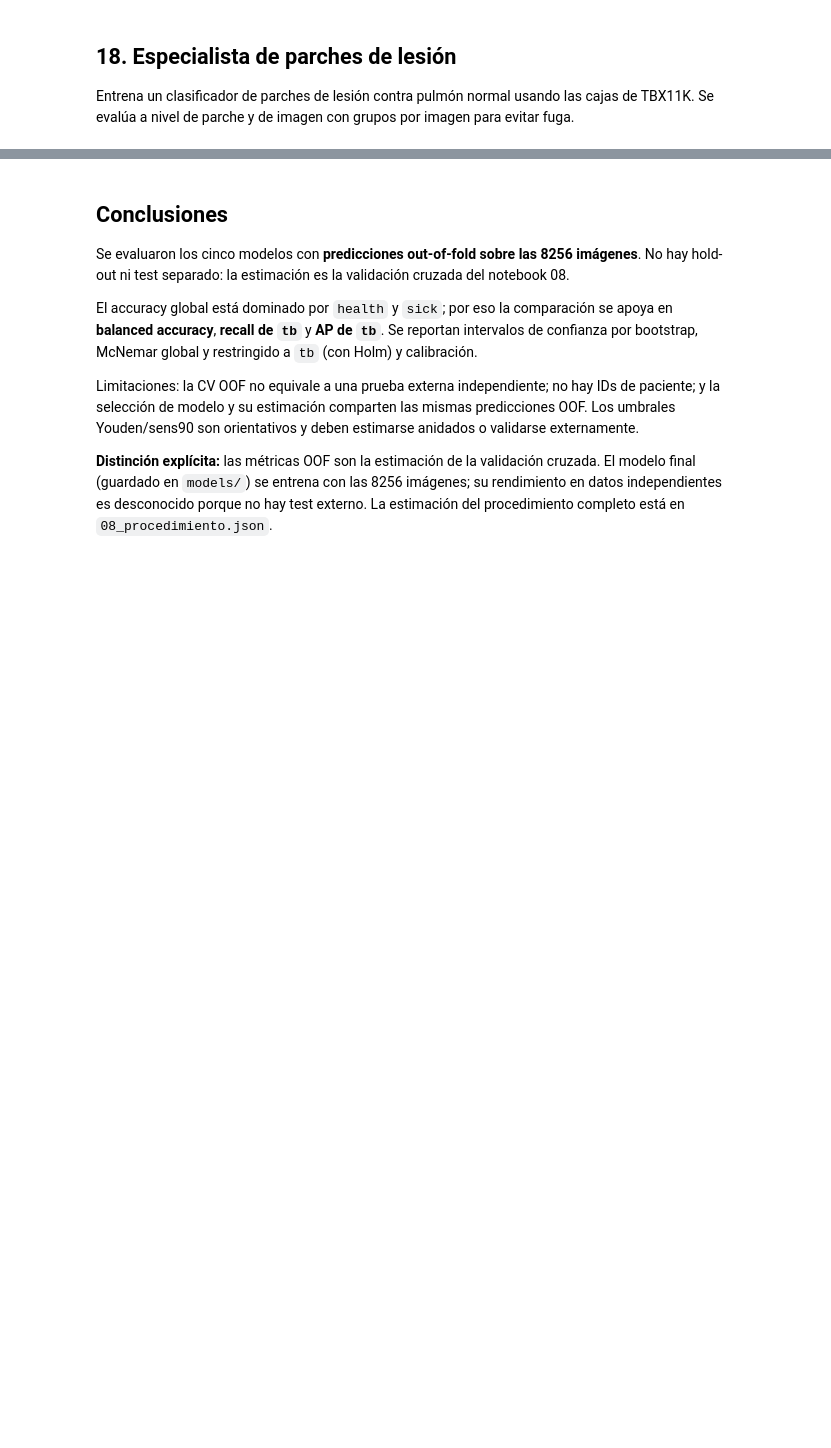
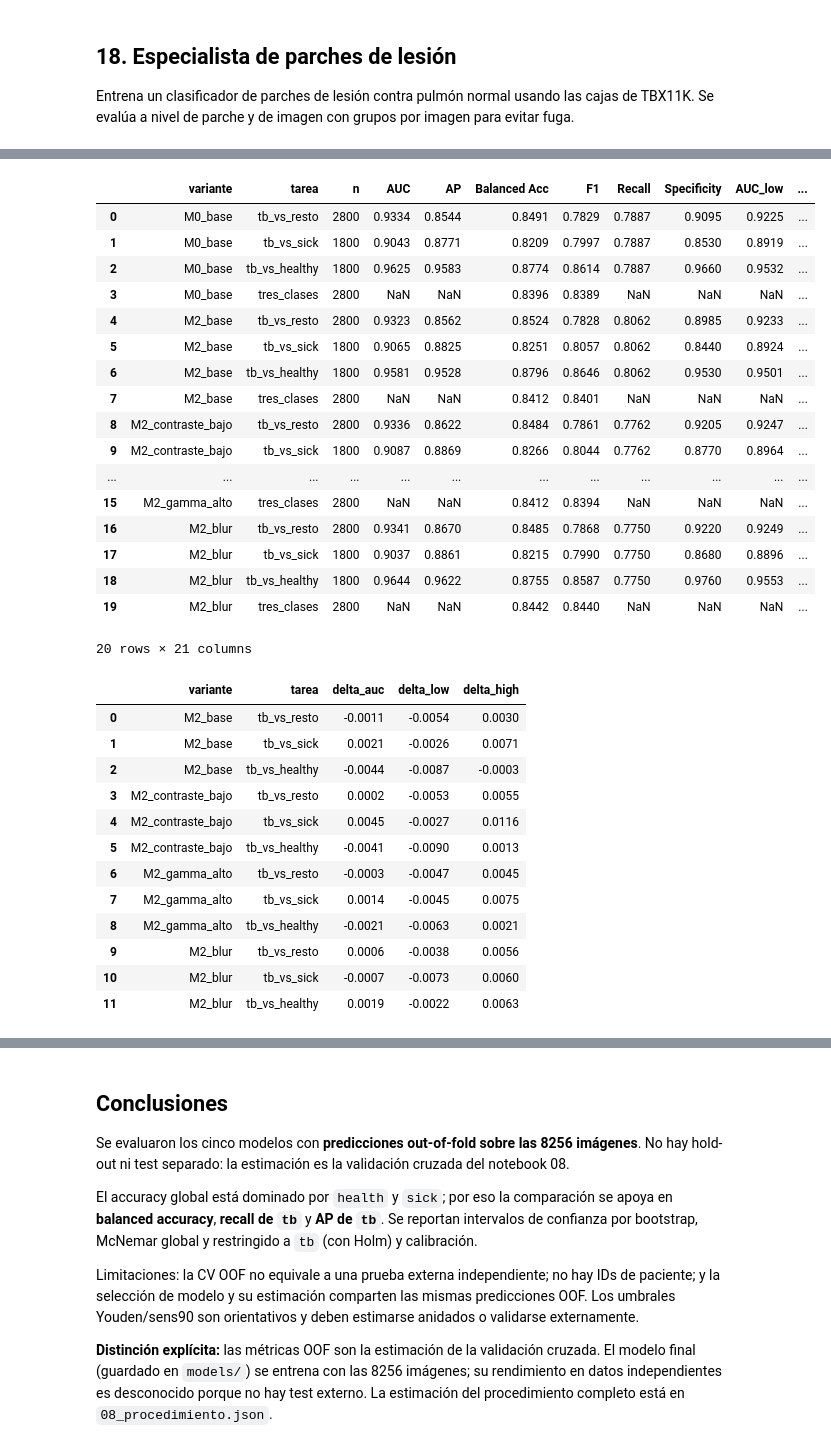
Before and after one commit to KevEstr/CAD_TBX11K, a Jupyter notebook: notebooks/09_Evaluacion_Comparativa.ipynb, the cells around one changed output, grey strips where cells are left out. Saved outputs shown, nothing was run; the diff lists cells and outputs as text; code cells hidden in the pictures; blank space fills up the shorter version.

```diff
--- a/notebooks/09_Evaluacion_Comparativa.ipynb
+++ b/notebooks/09_Evaluacion_Comparativa.ipynb
@@ -1209,0 +1384,41 @@ display(pd.read_csv(DATA_DIR / 'lesion_patch_metrics.csv').round(4))
+# %%
+import subprocess
+
+subprocess.run(
+    [sys.executable, str(Path(PROJECT_ROOT) / 'scripts' / 'mitigate_augmentation.py')],
+    check=True,
+)
+display(pd.read_csv(DATA_DIR / 'mitigacion_augmentation_metricas.csv').round(4))
+display(pd.read_csv(DATA_DIR / 'mitigacion_augmentation_diferencias.csv').round(4))
+# %% [output]
+|  | variante | tarea | n | AUC | AP | Balanced Acc | F1 | Recall | Specificity | AUC_low | ... |
+| 0 | M0_base | tb_vs_resto | 2800 | 0.9334 | 0.8544 | 0.8491 | 0.7829 | 0.7887 | 0.9095 | 0.9225 | ... |
+| 1 | M0_base | tb_vs_sick | 1800 | 0.9043 | 0.8771 | 0.8209 | 0.7997 | 0.7887 | 0.8530 | 0.8919 | ... |
+| 2 | M0_base | tb_vs_healthy | 1800 | 0.9625 | 0.9583 | 0.8774 | 0.8614 | 0.7887 | 0.9660 | 0.9532 | ... |
+| 3 | M0_base | tres_clases | 2800 | NaN | NaN | 0.8396 | 0.8389 | NaN | NaN | NaN | ... |
+| 4 | M2_base | tb_vs_resto | 2800 | 0.9323 | 0.8562 | 0.8524 | 0.7828 | 0.8062 | 0.8985 | 0.9233 | ... |
+| 5 | M2_base | tb_vs_sick | 1800 | 0.9065 | 0.8825 | 0.8251 | 0.8057 | 0.8062 | 0.8440 | 0.8924 | ... |
+| 6 | M2_base | tb_vs_healthy | 1800 | 0.9581 | 0.9528 | 0.8796 | 0.8646 | 0.8062 | 0.9530 | 0.9501 | ... |
+| 7 | M2_base | tres_clases | 2800 | NaN | NaN | 0.8412 | 0.8401 | NaN | NaN | NaN | ... |
+| 8 | M2_contraste_bajo | tb_vs_resto | 2800 | 0.9336 | 0.8622 | 0.8484 | 0.7861 | 0.7762 | 0.9205 | 0.9247 | ... |
+| 9 | M2_contraste_bajo | tb_vs_sick | 1800 | 0.9087 | 0.8869 | 0.8266 | 0.8044 | 0.7762 | 0.8770 | 0.8964 | ... |
+| ... | ... | ... | ... | ... | ... | ... | ... | ... | ... | ... | ... |
+| 15 | M2_gamma_alto | tres_clases | 2800 | NaN | NaN | 0.8412 | 0.8394 | NaN | NaN | NaN | ... |
+| 16 | M2_blur | tb_vs_resto | 2800 | 0.9341 | 0.8670 | 0.8485 | 0.7868 | 0.7750 | 0.9220 | 0.9249 | ... |
+| 17 | M2_blur | tb_vs_sick | 1800 | 0.9037 | 0.8861 | 0.8215 | 0.7990 | 0.7750 | 0.8680 | 0.8896 | ... |
+| 18 | M2_blur | tb_vs_healthy | 1800 | 0.9644 | 0.9622 | 0.8755 | 0.8587 | 0.7750 | 0.9760 | 0.9553 | ... |
+| 19 | M2_blur | tres_clases | 2800 | NaN | NaN | 0.8442 | 0.8440 | NaN | NaN | NaN | ... |
+20 rows × 21 columns
+|  | variante | tarea | delta_auc | delta_low | delta_high |
+| 0 | M2_base | tb_vs_resto | -0.0011 | -0.0054 | 0.0030 |
+| 1 | M2_base | tb_vs_sick | 0.0021 | -0.0026 | 0.0071 |
+| 2 | M2_base | tb_vs_healthy | -0.0044 | -0.0087 | -0.0003 |
+| 3 | M2_contraste_bajo | tb_vs_resto | 0.0002 | -0.0053 | 0.0055 |
+| 4 | M2_contraste_bajo | tb_vs_sick | 0.0045 | -0.0027 | 0.0116 |
+| 5 | M2_contraste_bajo | tb_vs_healthy | -0.0041 | -0.0090 | 0.0013 |
+| 6 | M2_gamma_alto | tb_vs_resto | -0.0003 | -0.0047 | 0.0045 |
+| 7 | M2_gamma_alto | tb_vs_sick | 0.0014 | -0.0045 | 0.0075 |
+| 8 | M2_gamma_alto | tb_vs_healthy | -0.0021 | -0.0063 | 0.0021 |
+| 9 | M2_blur | tb_vs_resto | 0.0006 | -0.0038 | 0.0056 |
+| 10 | M2_blur | tb_vs_sick | -0.0007 | -0.0073 | 0.0060 |
+| 11 | M2_blur | tb_vs_healthy | 0.0019 | -0.0022 | 0.0063 |
```
Also changed, not shown: parts of 11 cells of this notebook, 16 other files.
